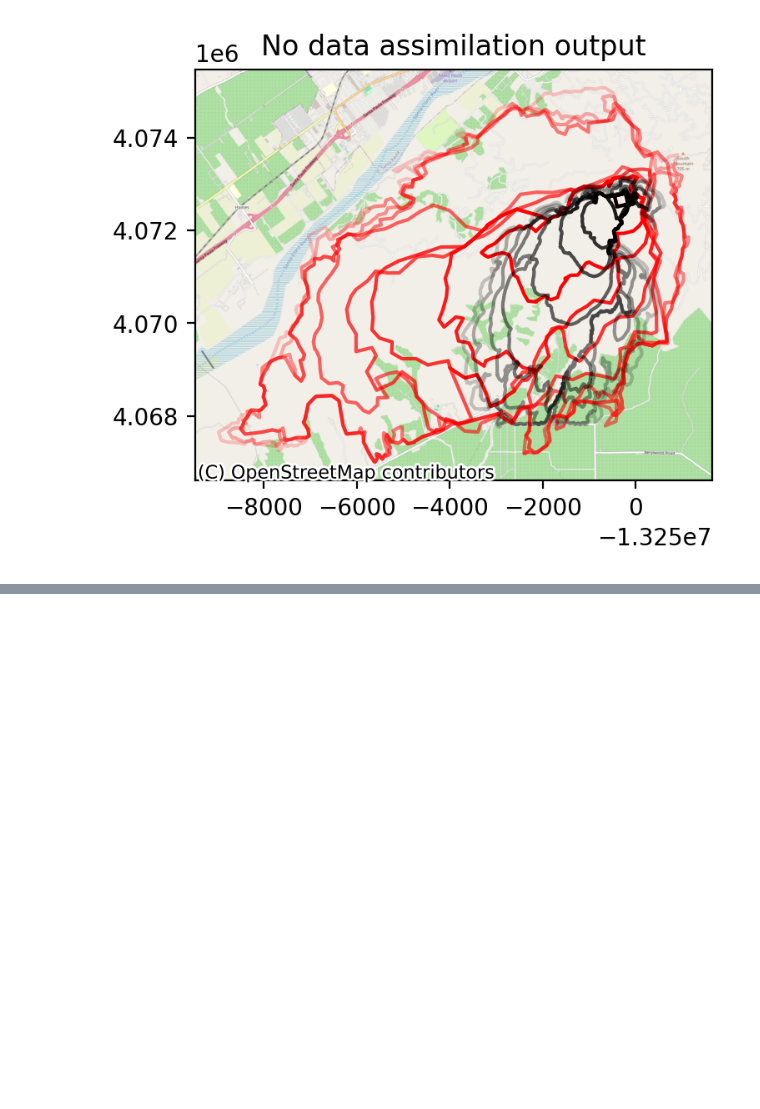
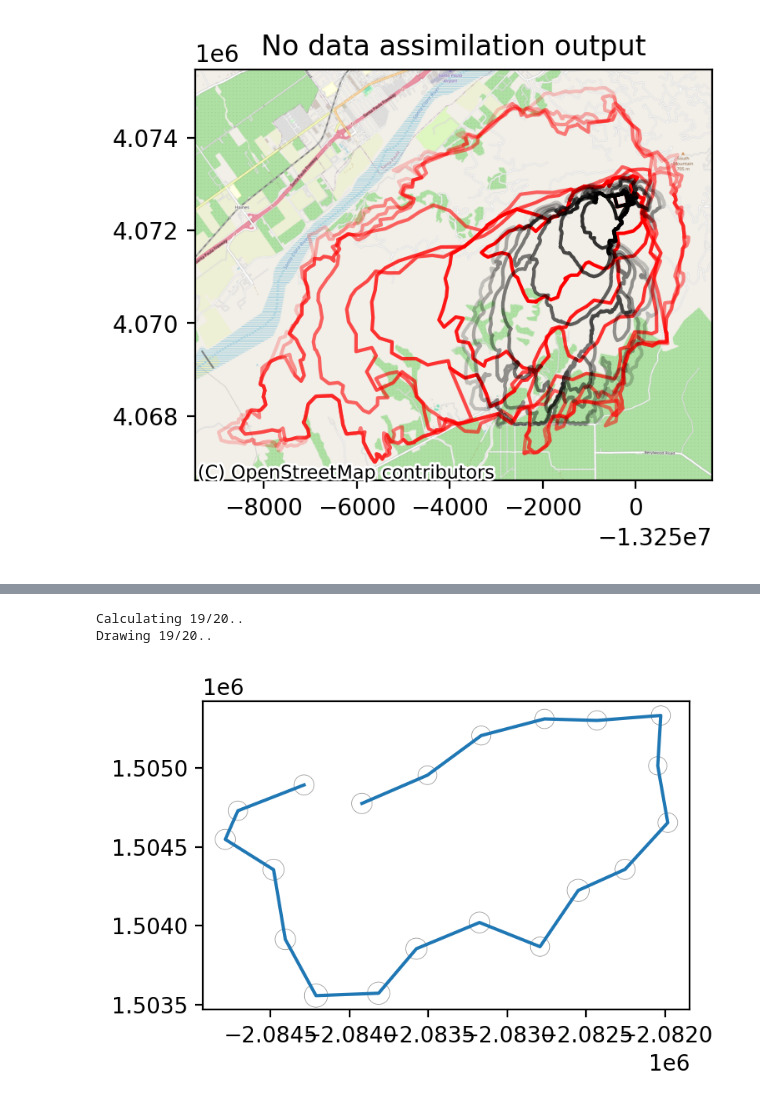
Before and after one commit to tolgacaglar/farsite-devAPI, a Jupyter notebook: src/Generating Plots for Maria2019.ipynb, the cells around one changed output, grey strips where cells are left out. Drawn from its saved outputs; the diff is of its cells as text; code cells hidden in the pictures; blank space fills up the shorter version.

```diff
--- a/src/Generating Plots for Maria2019.ipynb
+++ b/src/Generating Plots for Maria2019.ipynb
@@ -249,0 +242,11 @@ IndexError: tuple index out of range
+# %%
+ix = 0
+ykhat_ensemble_lst = data['ykhat_ensemble_lst']
+ykhat_ensemble = ykhat_ensemble_lst[ix]
+
+fig, ax = plt.subplots(1,1, figsize=(4,4), dpi=200)
+plot_matrix(ykhat_ensemble[:-2,:], ax=ax, show_stdev=True)
+# %% [output]
+Calculating 19/20..
+Drawing 19/20..
+[figure, added]
```
Also changed, not shown: parts of 9 cells of this notebook, 5 other files.
